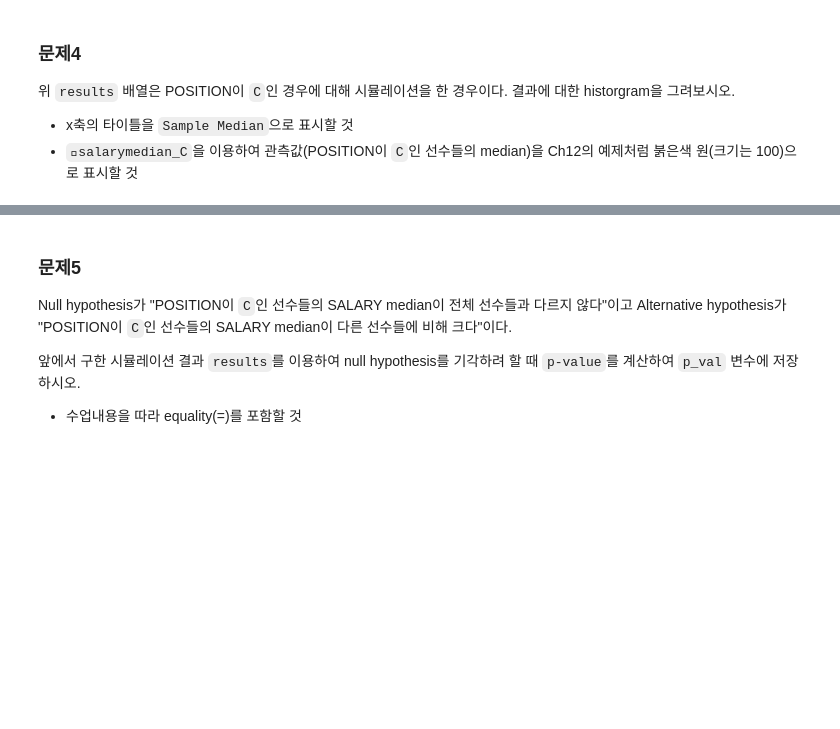
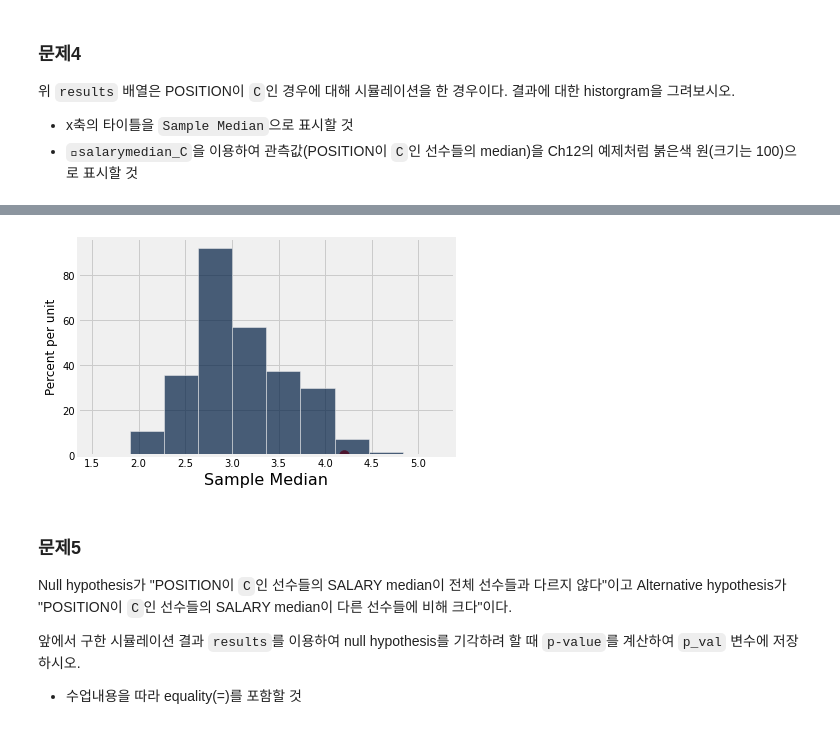
Before and after one commit to Sianus/School_Lecture, a Jupyter notebook: DataScience/과제/HW04-20192148.ipynb, the cells around one changed output, grey strips where cells are left out. Drawn from its saved outputs; the diff is of its cells as text; code cells hidden in the pictures; blank space fills up the shorter version.

```diff
--- a/DataScience/과제/HW04-20192148.ipynb
+++ b/DataScience/과제/HW04-20192148.ipynb
@@ -55,3 +53,6 @@ POSITION이 C인 선수들의 수를 구하여 ``noplayers_C`` 변수에  저장
+# %%
+### 답안을 작성하시오.
+noplayers_C = nba_salary.group('POSITION').take(0).column('count')[0]
 # %%
 ### 다음과 같이 출력되어야 한다. (수정하지 마시오.)
 noplayers_C
@@ -65,3 +64,6 @@
+# %%
+### 답안을 작성하시오.
+salarymedian_C = nba_salary.group('POSITION', np.median).take(0).column('SALARY median')[0]
 # %%
 ### 다음과 같이 출력되어야 한다. (수정하지 마시오.)
 salarymedian_C
@@ -80,3 +79,14 @@ def s_median(table, label, no_sample, repetitions):
+# %%
+def s_median(table, label, no_sample, repetitions):
+### 답안을 작성하시오.
+    tbl = table.select(label)
+    outcome = make_array()
+    for i in np.arange(repetitions):
+        sdata = np.median(tbl.sample(no_sample, with_replacement = False).column(label))
+
+        outcome = np.append(outcome, sdata)
+
+    return outcome
 # %%
 ### 다음과 같이 출력되어야 한다. (수정하지 마시오.)
 results = s_median(nba_salary, 'SALARY', noplayers_C, 10000)
@@ -95,3 +101,9 @@ array([3.39828 , 2.144772, 3.1566  , ..., 3.42551 , 2.89176 , 4.236287])
+# %%
+### 답안을 작성하시오. (그래프 그리기)
+Table().with_column('Sample Median', results).hist()
+plots.scatter(salarymedian_C, 0, color='red', s=100)
+# %% [output]
+[figure, added]
 # %% [markdown]
 ### 문제5
 Null hypothesis가 "POSITION이 ``C``인 선수들의 SALARY median이 전체 선수들과 다르지 않다"이고 Alternative hypothesis가 "POSITION이 ``C``인 선수들의 SALARY median이 다른 선수들에 비해 크다"이다.
```
Also changed, not shown: parts of 13 cells of this notebook, 6 other files.
